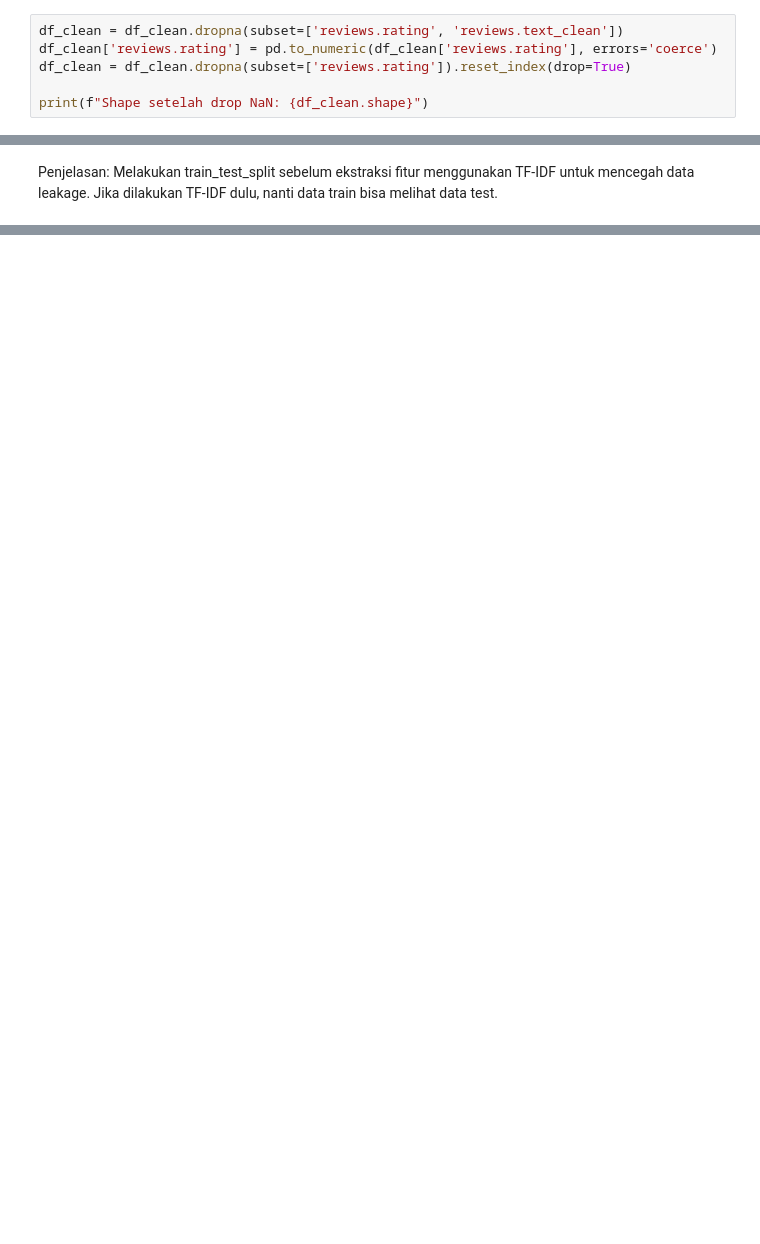
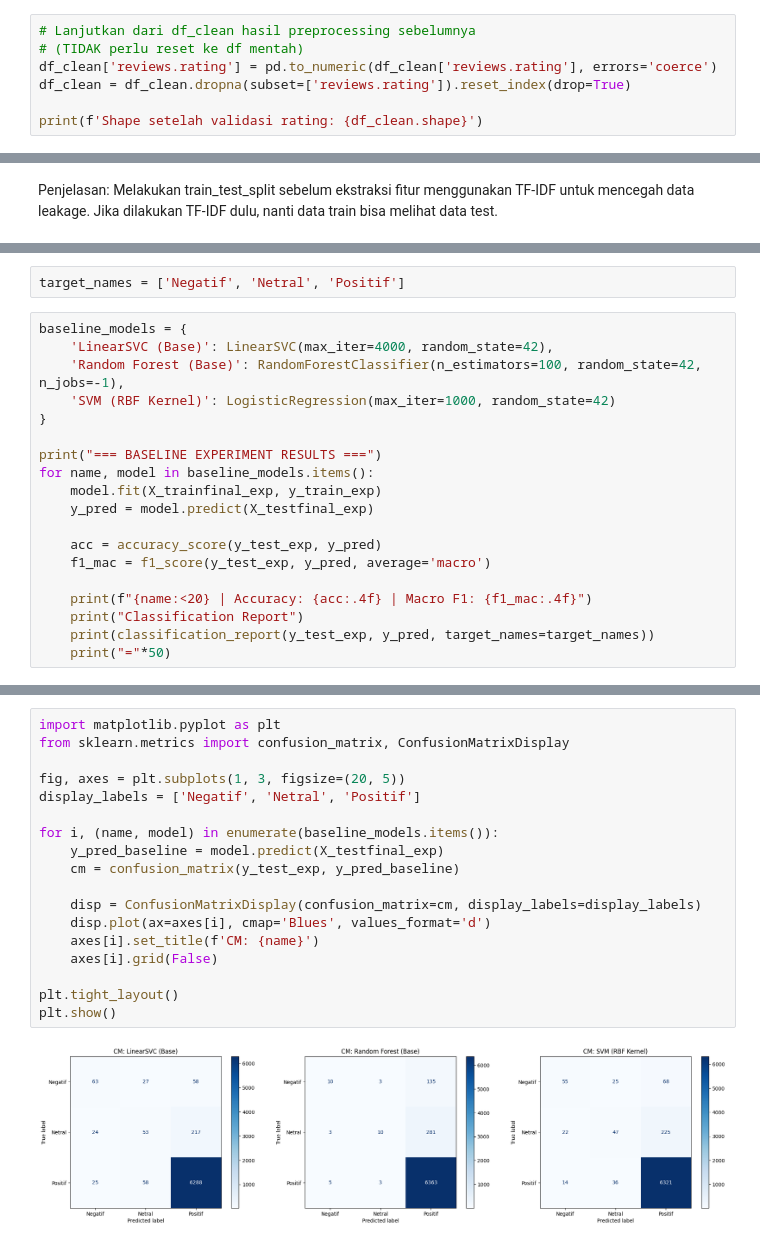
Before and after one commit to arsyad429/Amazon-product-sentiment-analysis-and-classification, a Jupyter notebook: Random_Undersampling_and_Oversampling_+_Class_Weight.ipynb, the cells around one changed output, grey strips where cells are left out. Saved outputs shown, nothing was run; the diff lists cells and outputs as text; blank space fills up the shorter version.

```diff
--- a/Random_Undersampling_and_Oversampling_+_Class_Weight.ipynb
+++ b/Random_Undersampling_and_Oversampling_+_Class_Weight.ipynb
@@ -779,9 +756,10 @@ Preprocessing Selesai! Contoh hasil:
 # %% [markdown]
 ## Feature Engineering
 # %%
-df_clean = df_clean.dropna(subset=['reviews.rating', 'reviews.text_clean'])
+# Lanjutkan dari df_clean hasil preprocessing sebelumnya
+# (TIDAK perlu reset ke df mentah)
 df_clean['reviews.rating'] = pd.to_numeric(df_clean['reviews.rating'], errors='coerce')
 df_clean = df_clean.dropna(subset=['reviews.rating']).reset_index(drop=True)
 
-print(f"Shape setelah drop NaN: {df_clean.shape}")
+print(f'Shape setelah validasi rating: {df_clean.shape}')
 # %% [output]
@@ -920,0 +1132,21 @@ Passing `palette` without assigning `hue` is deprecated and will be removed in v
+# %%
+target_names = ['Negatif', 'Netral', 'Positif']
+# %%
+baseline_models = {
+    'LinearSVC (Base)': LinearSVC(max_iter=4000, random_state=42),
+    'Random Forest (Base)': RandomForestClassifier(n_estimators=100, random_state=42, n_jobs=-1),
+    'SVM (RBF Kernel)': LogisticRegression(max_iter=1000, random_state=42)
+}
+
+print("=== BASELINE EXPERIMENT RESULTS ===")
+for name, model in baseline_models.items():
+    model.fit(X_trainfinal_exp, y_train_exp)
+    y_pred = model.predict(X_testfinal_exp)
+
+    acc = accuracy_score(y_test_exp, y_pred)
+    f1_mac = f1_score(y_test_exp, y_pred, average='macro')
+
+    print(f"{name:<20} | Accuracy: {acc:.4f} | Macro F1: {f1_mac:.4f}")
+    print("Classification Report")
+    print(classification_report(y_test_exp, y_pred, target_names=target_names))
+    print("="*50)
@@ -920,0 +1171,20 @@ Passing `palette` without assigning `hue` is deprecated and will be removed in v
+# %%
+import matplotlib.pyplot as plt
+from sklearn.metrics import confusion_matrix, ConfusionMatrixDisplay
+
+fig, axes = plt.subplots(1, 3, figsize=(20, 5))
+display_labels = ['Negatif', 'Netral', 'Positif']
+
+for i, (name, model) in enumerate(baseline_models.items()):
+    y_pred_baseline = model.predict(X_testfinal_exp)
+    cm = confusion_matrix(y_test_exp, y_pred_baseline)
+
+    disp = ConfusionMatrixDisplay(confusion_matrix=cm, display_labels=display_labels)
+    disp.plot(ax=axes[i], cmap='Blues', values_format='d')
+    axes[i].set_title(f'CM: {name}')
+    axes[i].grid(False)
+
+plt.tight_layout()
+plt.show()
+# %% [output]
+[figure, added]
```
Also changed, not shown: parts of 61 cells of this notebook.
